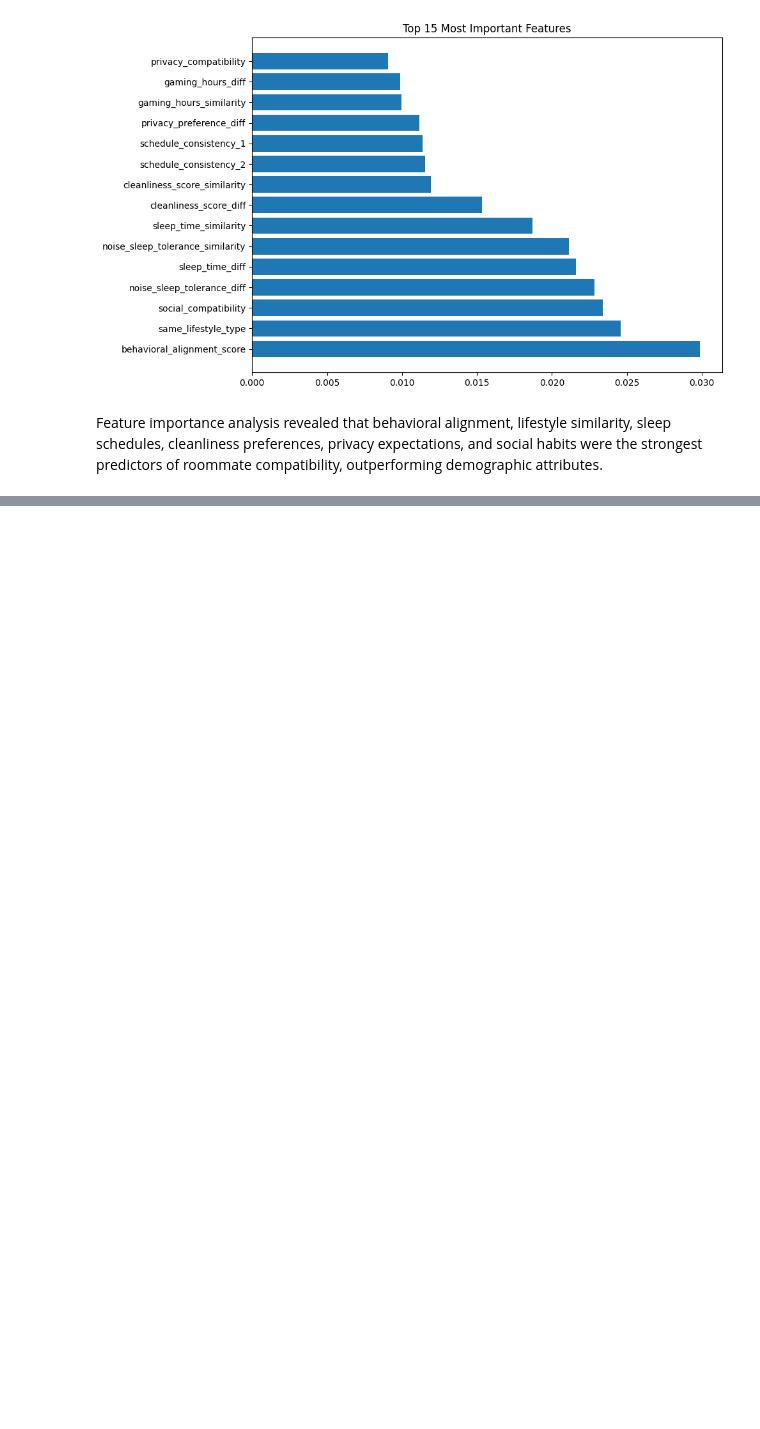
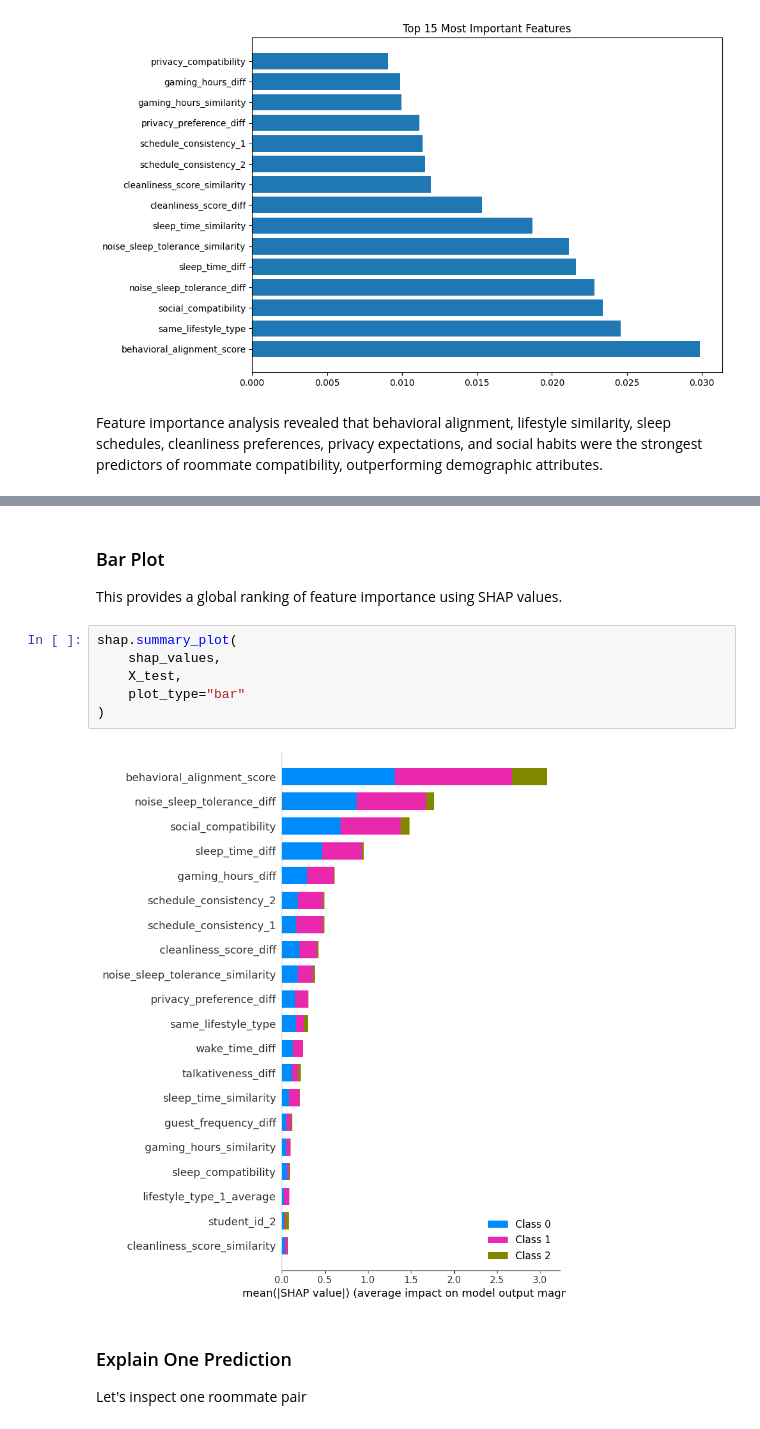
Before and after one commit to aarushiiii28/Smart-Resident-Matching-System, a Jupyter notebook: notebooks/04_model_experiments.ipynb, the cells around one changed output, grey strips where cells are left out. Cells and saved outputs as stored; diff of their text form; blank space fills up the shorter version.

```diff
--- a/notebooks/04_model_experiments.ipynb
+++ b/notebooks/04_model_experiments.ipynb
@@ -351,0 +419,14 @@ Feature importance analysis revealed that behavioral alignment, lifestyle simila
+# %% [markdown]
+### Bar Plot
+This provides a global ranking of feature importance using SHAP values.
+# %%
+shap.summary_plot(
+    shap_values,
+    X_test,
+    plot_type="bar"
+)
+# %% [output]
+[figure, added]
+# %% [markdown]
+### Explain One Prediction
+Let's inspect one roommate pair
```
Also changed, not shown: parts of 62 cells of this notebook, 56 other files.
